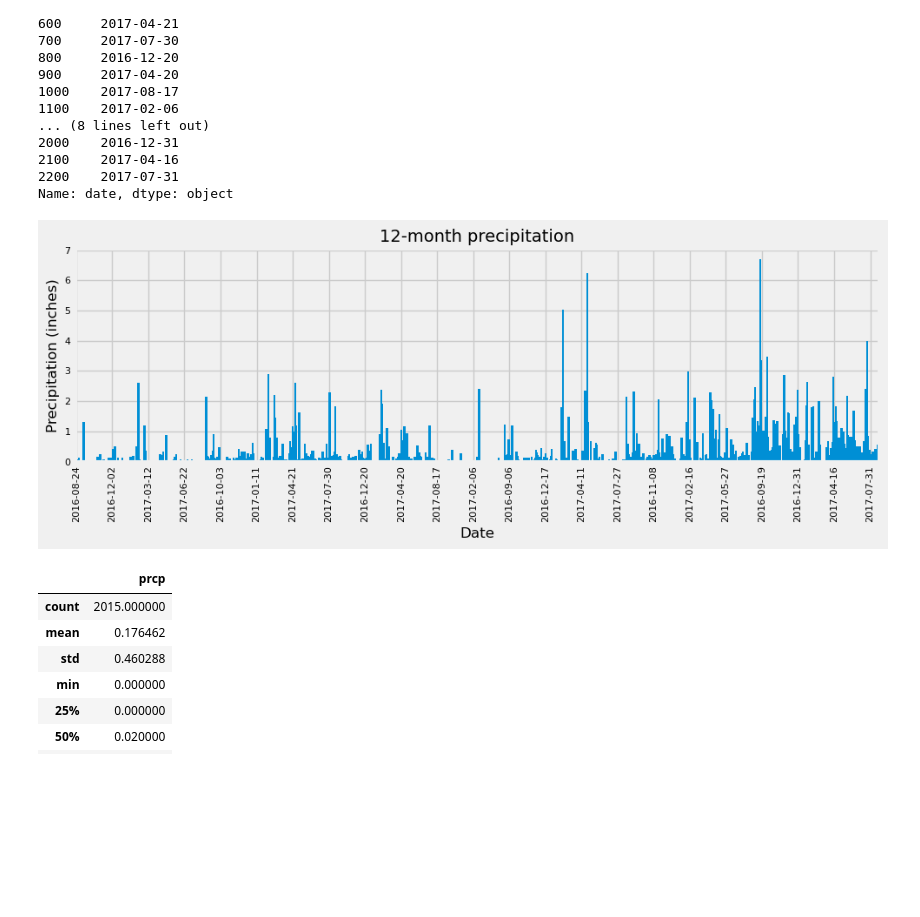
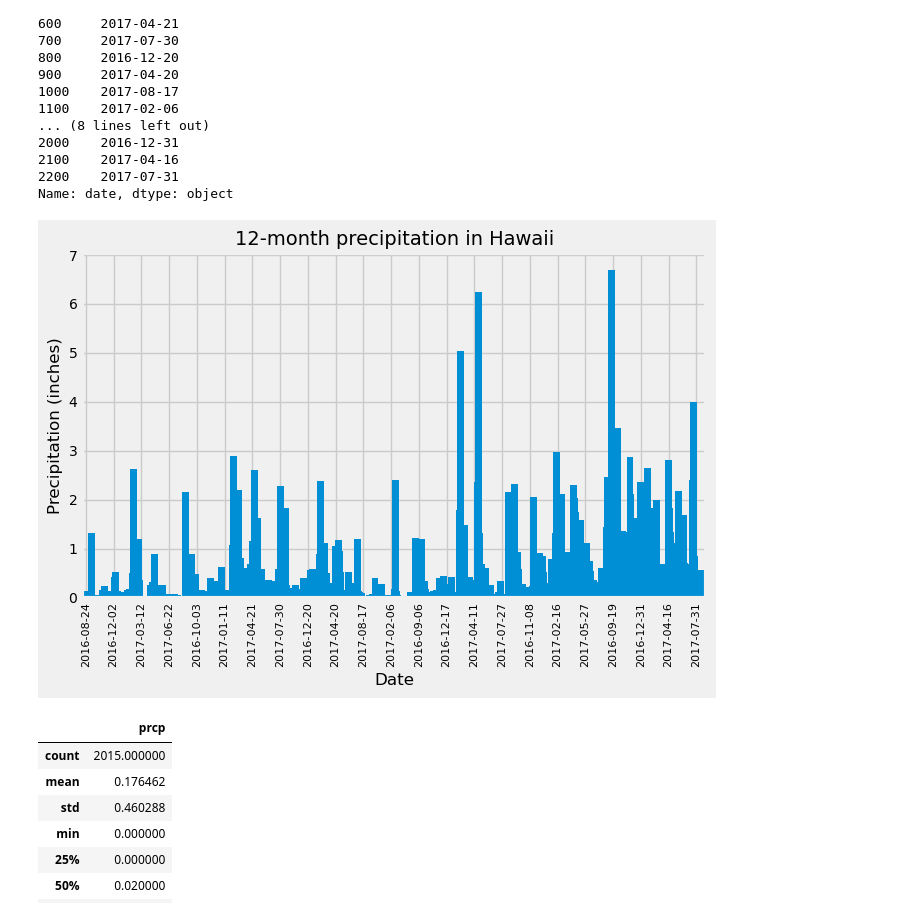
Before and after one commit to kendraliu/SQL-Alchemy-challenge, a Jupyter notebook: climate.ipynb, the cells around one changed output. Drawn from its saved outputs; the diff is of its cells as text; code cells hidden in the pictures; blank space fills up the shorter version.

Commit message:
update graphs

```diff
--- a/climate.ipynb
+++ b/climate.ipynb
@@ -138,18 +138,19 @@ prcpData["date"].iloc[ticks]
 2200    2017-07-31
 Name: date, dtype: object
 # %%
-prcpPlot = prcpData.plot(kind="bar", width=6, figsize=(10,4))
+prcpPlot = prcpData.plot(kind="bar", width=25, figsize=(7,5))
 prcpPlot.set_xticks(ticks)
 prcpPlot.set_xticklabels(prcpData["date"].iloc[ticks], rotation=90, size=8)
-prcpPlot.tick_params(axis='y', labelsize=8)
+prcpPlot.tick_params(axis='y', labelsize=10)
 prcpPlot.set_xlabel("Date", fontsize=12)
 prcpPlot.set_ylabel("Precipitation (inches)", fontsize=12)
-prcpPlot.set_title("12-month precipitation", fontsize=14)
+prcpPlot.set_title("12-month precipitation in Hawaii", fontsize=14)
 prcpPlot.legend().set_visible(False)
 plt.tight_layout()
+plt.savefig("images/12monthPrcp.png")
 plt.show()
 # %% [output]
-[figure, old version]
+[figure, new version]
 # %%
 # Use Pandas to calculate the summary statistics for the precipitation data
 rainSummary = pd.DataFrame(prcpData["prcp"].describe())
```
Also changed, not shown: parts of 1 cell of this notebook.
